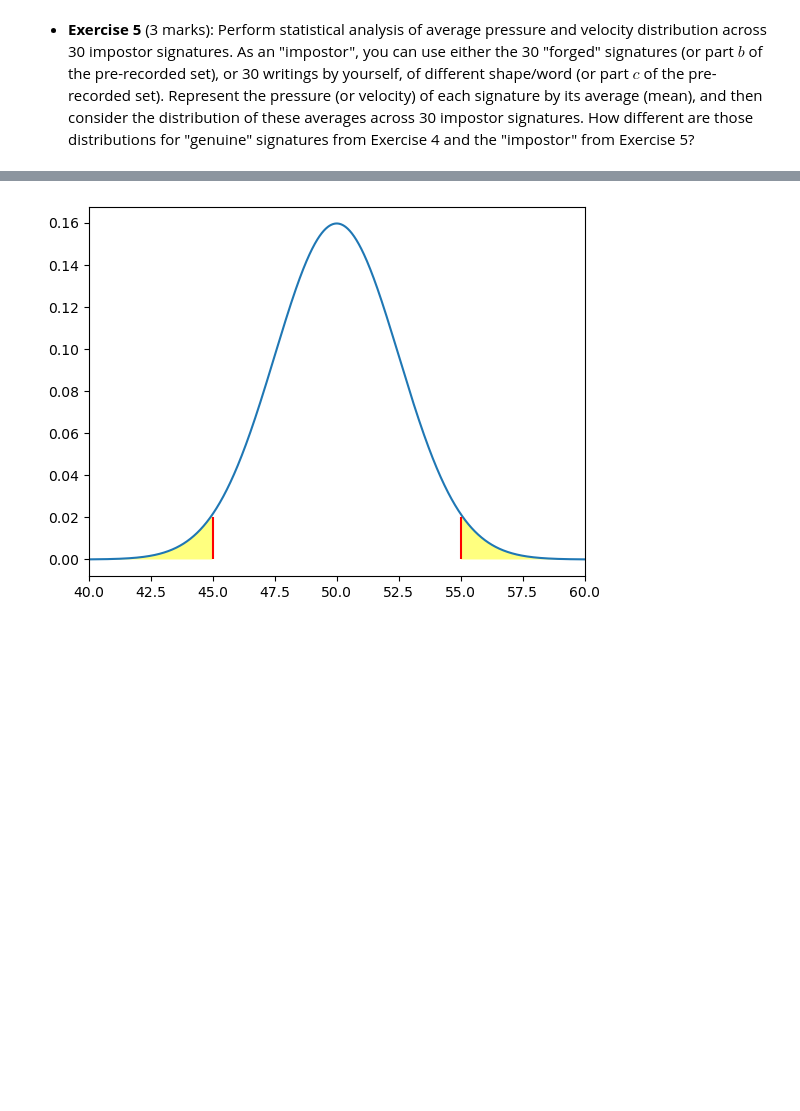
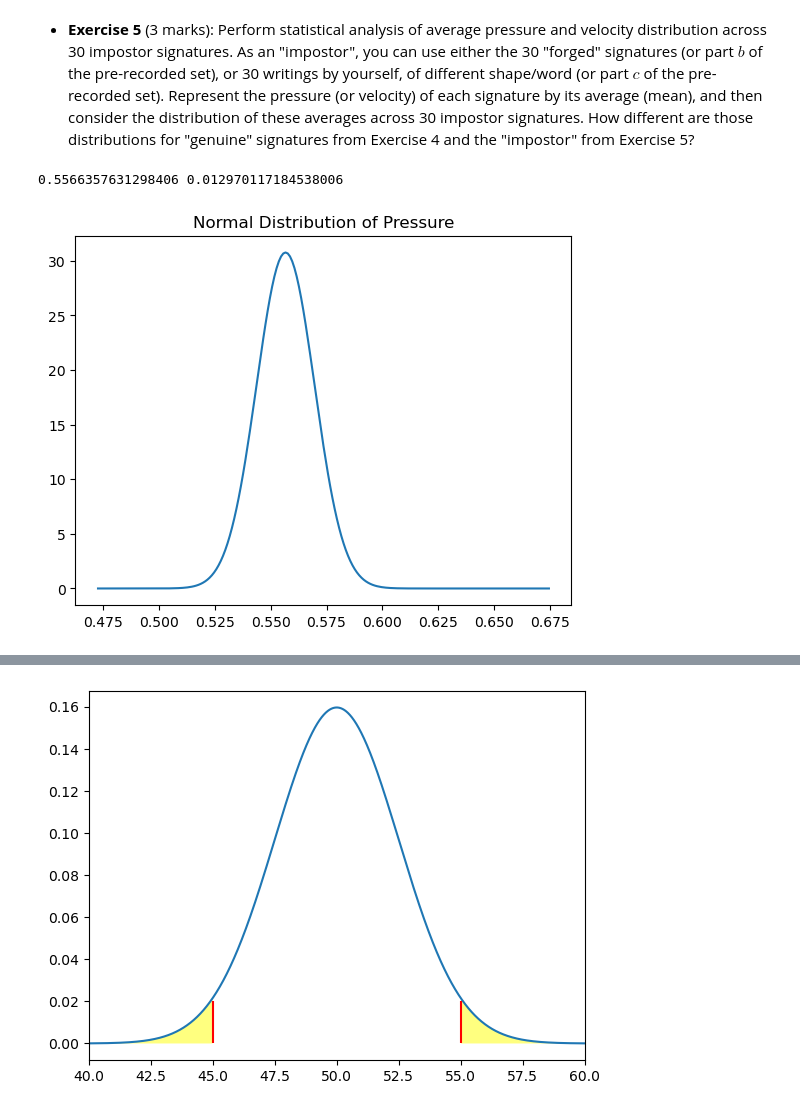
Before and after one commit to xtinatruong/encm509, a Jupyter notebook: Lab2/Lab02_2023W.ipynb, the cells around one changed output, grey strips where cells are left out. Cells and saved outputs as stored; diff of their text form; code cells hidden in the pictures; blank space fills up the shorter version.

```diff
--- a/Lab2/Lab02_2023W.ipynb
+++ b/Lab2/Lab02_2023W.ipynb
@@ -254,34 +247,37 @@ plt.plot(x, x_pdf);
 # %% [markdown]
 - **Exercise 5** (3 marks): Perform statistical analysis of average pressure and velocity distribution across 30 impostor signatures. As an "impostor", you can use either the 30 "forged" signatures (or part $b$ of the pre-recorded set), or 30 writings by yourself, of different shape/word (or part $c$ of the pre-recorded set). Represent the pressure (or velocity) of each signature by its average (mean), and then consider the distribution of these averages across 30 impostor signatures. How different are those distributions for "genuine" signatures from Exercise 4 and the "impostor" from Exercise 5?
 # %%
-data_dir = '../Lab2/CTruong - impostor/'
+data_dir = '../lab2/signature_samples/biometrics/impostor/'
 
 # columns: mean_vel, std_vec, mean_prs, std_prs
-stats_measures = np.zeros((30,4))
+stats_measures2 = np.zeros((30,4))
 
 # using 10-30 signatures
 for i in range(30):
     csv_file = pd.read_csv(data_dir + '%d.csv' % (i+1))
 
-    coord1 = csv_file[['X', 'Y']].to_numpy()
-    time1 = csv_file['Time'].to_numpy().reshape((-1,1))
-    prs1 = csv_file['Pressure'].to_numpy().reshape((-1,1))
+    coord2 = csv_file[['X', 'Y']].to_numpy()
+    time2 = csv_file['Time'].to_numpy().reshape((-1,1))
+    prs2 = csv_file['Pressure'].to_numpy().reshape((-1,1))
 
-    vel = calc_velocity(time1, coord1)
+    vel = calc_velocity(time2, coord2)
 
-    stats_measures[i, 0] = np.mean(vel)
-    stats_measures[i, 1] = np.std(vel)
+    stats_measures2[i, 0] = np.mean(vel)
+    stats_measures2[i, 1] = np.std(vel)
 
-    stats_measures[i, 2] = np.mean(prs1)
-    stats_measures[i, 3] = np.std(prs1)
+    stats_measures2[i, 2] = np.mean(prs2)
+    stats_measures2[i, 3] = np.std(prs2)
 # %%
-mu_prs = np.mean(stats_measures[:,2])
-std_prs = np.std(stats_measures[:,3])
+mu_prs = np.mean(stats_measures2[:,2])
+std_prs = np.std(stats_measures2[:,3])
 print(mu_prs, std_prs)
 
-x = np.arange(0.75,1.25, 0.01)
+x = np.arange(min(stats_measures2[:,2]),max(stats_measures2[:,2]), 0.001)
 
 x_pdf = norm.pdf(x, loc=mu_prs, scale=std_prs)
-
+plt.title('Normal Distribution of Pressure')
 plt.plot(x, x_pdf);
+# %% [output]
+0.5566357631298406 0.012970117184538006
+[figure, added]
 # %%
```
Also changed, not shown: parts of 13 cells of this notebook.
